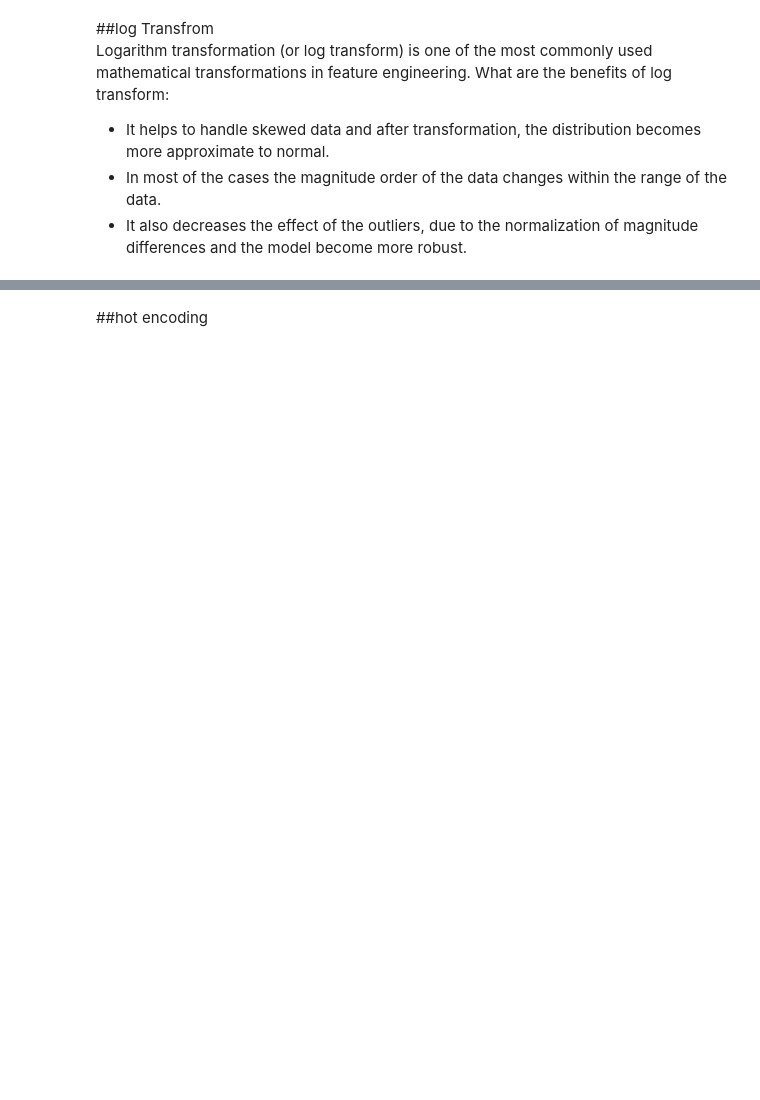
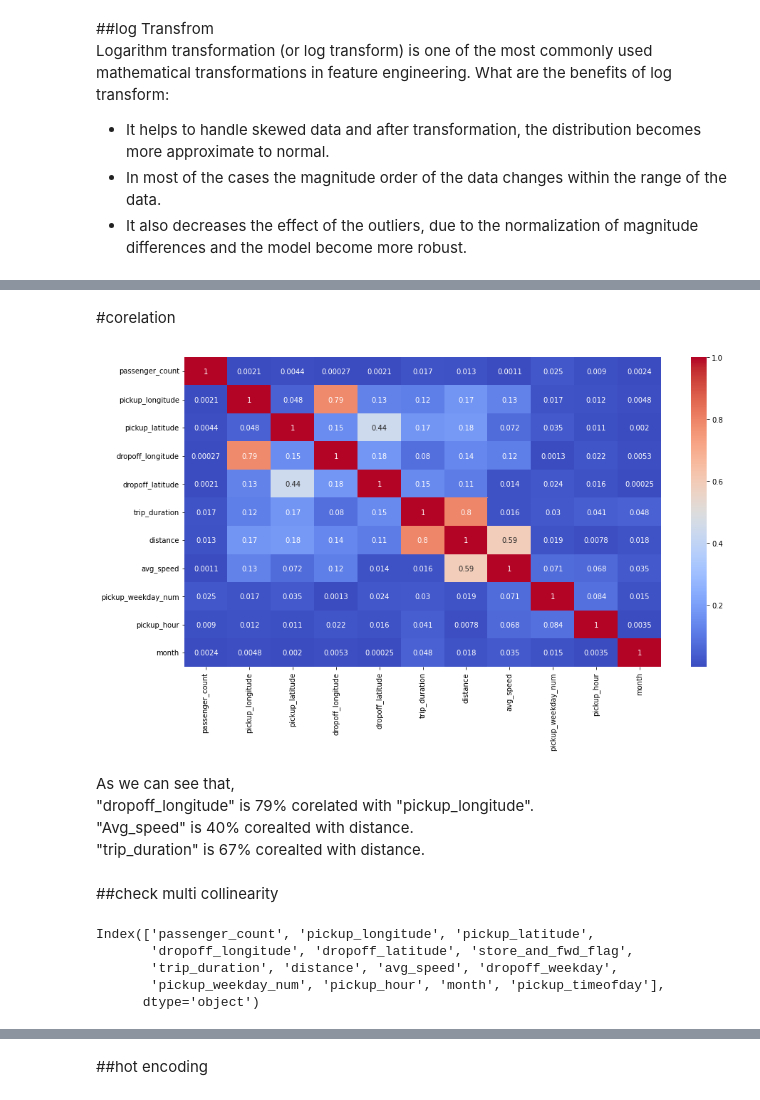
Before and after one commit to Kunaltembhare003/NYC-taxi-trip-time-Prediction, a Jupyter notebook: NYC_Taxi_Trip_Time_Prediction_Capstone_Project.ipynb, the cells around one changed output, grey strips where cells are left out. Saved outputs shown, nothing was run; the diff lists cells and outputs as text; code cells hidden in the pictures; blank space fills up the shorter version.

Commit message:
outlier removal; multi collinearity;  one hot encoding

```diff
--- a/NYC_Taxi_Trip_Time_Prediction_Capstone_Project.ipynb
+++ b/NYC_Taxi_Trip_Time_Prediction_Capstone_Project.ipynb
@@ -480,0 +488,15 @@ df.head()
+# %% [markdown]
+#corelation
+# %%
+ ## Correlation
+plt.figure(figsize=(15,8))
+correlation = df.corr()
+sns.heatmap(abs(correlation), annot=True, cmap='coolwarm')
+plt.show()
+# %% [output]
+[figure, added]
+# %% [markdown]
+As we can see that,  <br>
+"dropoff_longitude" is 79% corelated with "pickup_longitude".  <br>
+"Avg_speed" is 40% corealted with distance. <br>
+"trip_duration" is 67% corealted with distance.
@@ -480,0 +505,2 @@ df.head()
+# %% [markdown]
+##check multi collinearity
@@ -480,0 +519,8 @@ df.head()
+# %%
+df.columns
+# %% [output]
+Index(['passenger_count', 'pickup_longitude', 'pickup_latitude',
+       'dropoff_longitude', 'dropoff_latitude', 'store_and_fwd_flag',
+       'trip_duration', 'distance', 'avg_speed', 'dropoff_weekday',
+       'pickup_weekday_num', 'pickup_hour', 'month', 'pickup_timeofday'],
+      dtype='object')
```
Also changed, not shown: parts of 19 cells of this notebook.
